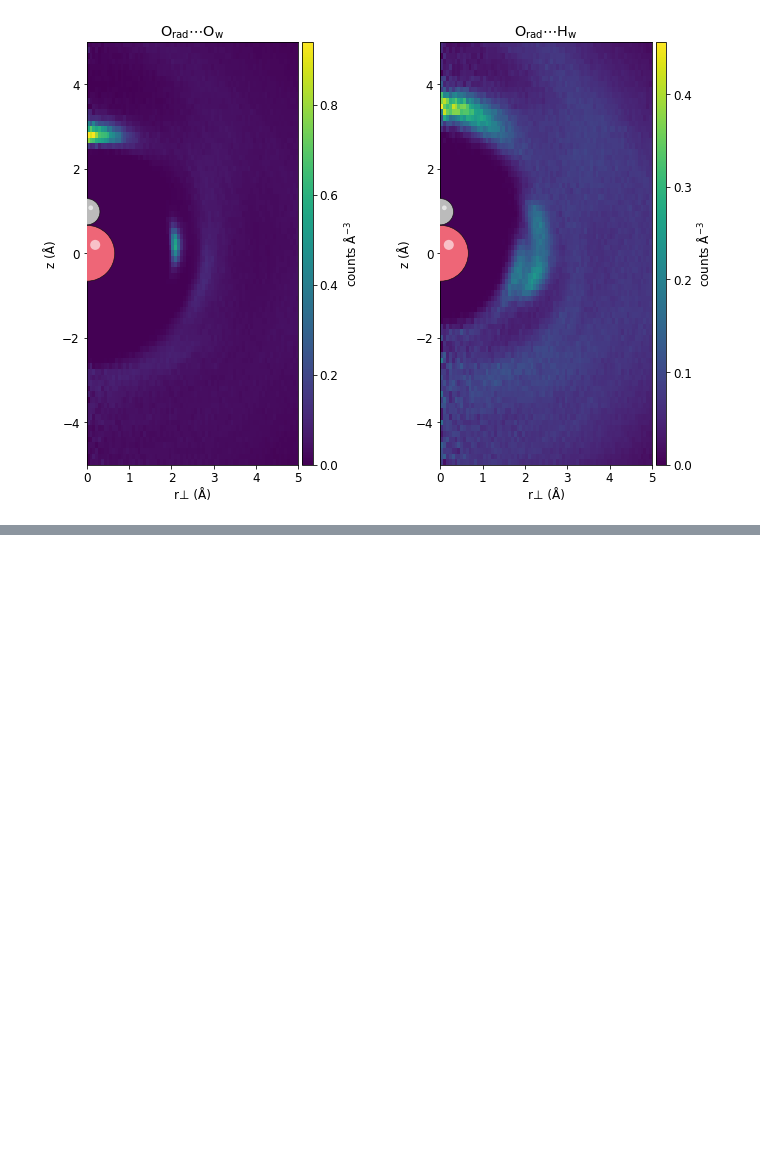
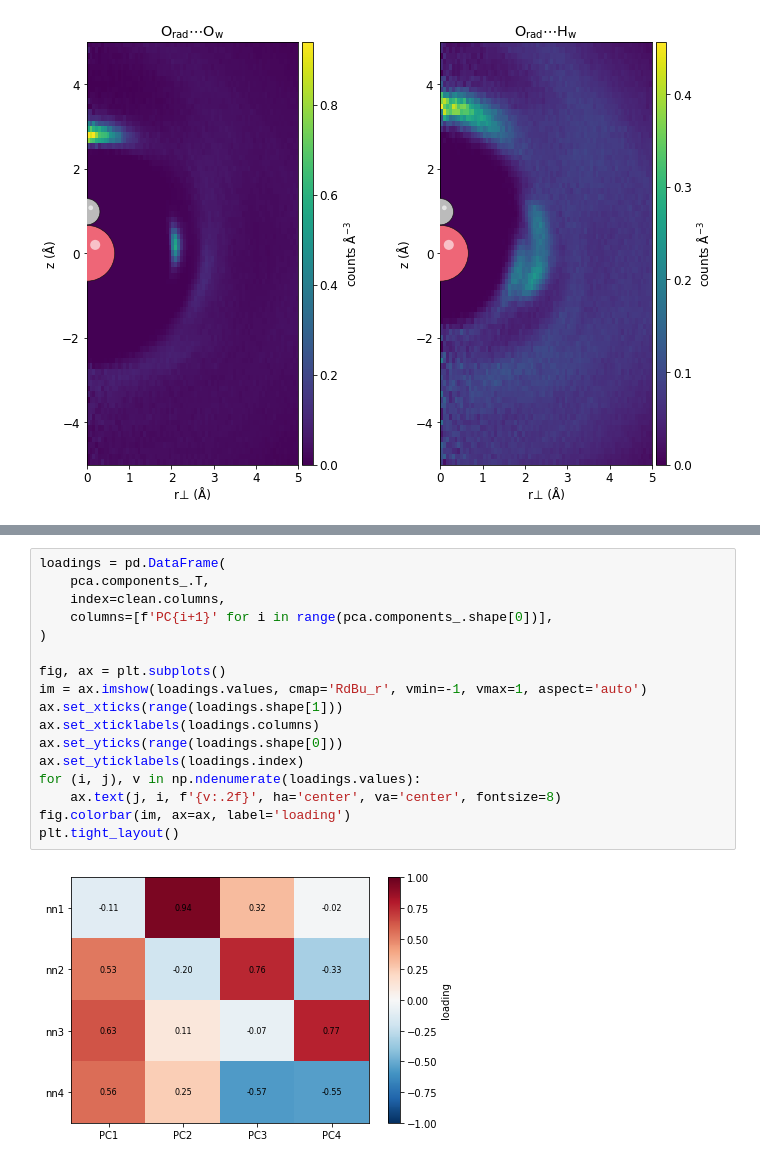
Before and after one commit to viktorsvahn/water, a Jupyter notebook: hydroxyl/OH_radical.ipynb, the cells around one changed output, grey strips where cells are left out. Drawn from its saved outputs; the diff is of its cells as text; blank space fills up the shorter version.

```diff
--- a/hydroxyl/OH_radical.ipynb
+++ b/hydroxyl/OH_radical.ipynb
@@ -389,0 +472,19 @@ fig.savefig('results/NPT/HO_nn4_structure.png', dpi=150, bbox_inches='tight')
+# %%
+loadings = pd.DataFrame(
+    pca.components_.T,
+    index=clean.columns,
+    columns=[f'PC{i+1}' for i in range(pca.components_.shape[0])],
+)
+
+fig, ax = plt.subplots()
+im = ax.imshow(loadings.values, cmap='RdBu_r', vmin=-1, vmax=1, aspect='auto')
+ax.set_xticks(range(loadings.shape[1]))
+ax.set_xticklabels(loadings.columns)
+ax.set_yticks(range(loadings.shape[0]))
+ax.set_yticklabels(loadings.index)
+for (i, j), v in np.ndenumerate(loadings.values):
+    ax.text(j, i, f'{v:.2f}', ha='center', va='center', fontsize=8)
+fig.colorbar(im, ax=ax, label='loading')
+plt.tight_layout()
+# %% [output]
+[figure, added]
```
Also changed, not shown: parts of 28 cells of this notebook.
